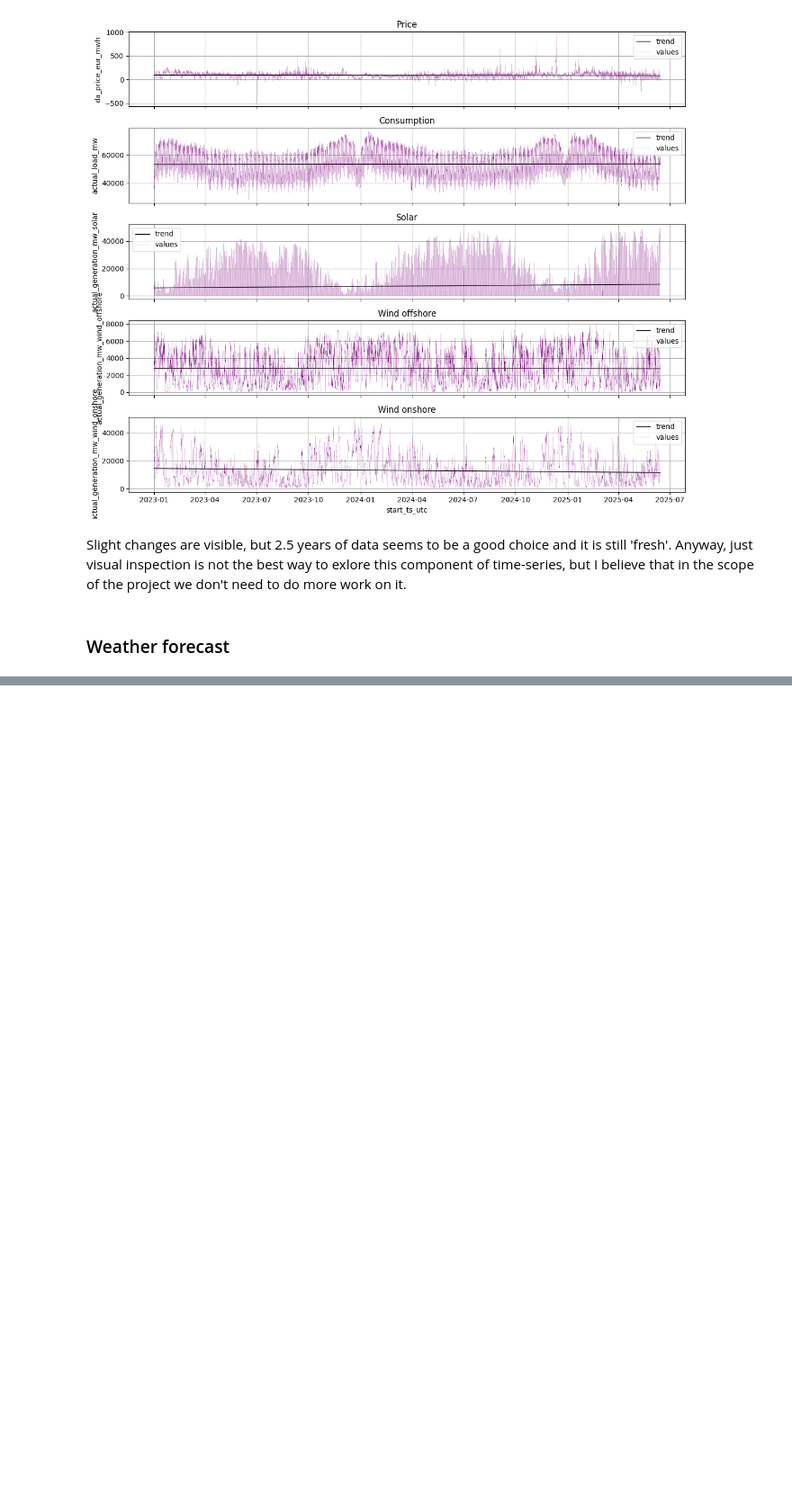
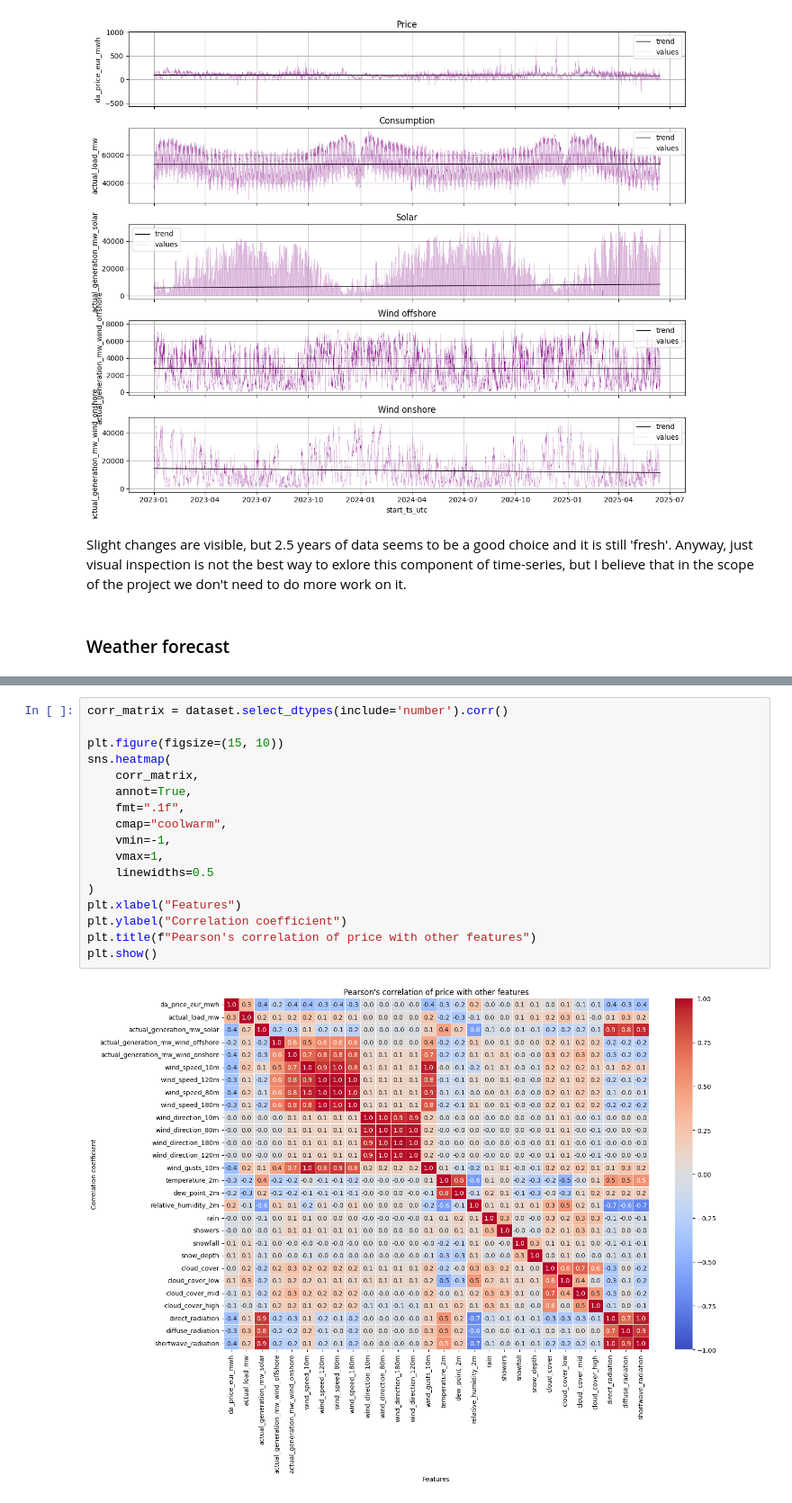
Before and after one commit to komyak9/Deep-Learning-for-Time-Series, a Jupyter notebook: notebooks/01_data_exploration.ipynb, the cells around one changed output, grey strips where cells are left out. Shown at 90% size. Saved outputs shown, nothing was run; the diff lists cells and outputs as text; blank space fills up the shorter version.

```diff
--- a/notebooks/01_data_exploration.ipynb
+++ b/notebooks/01_data_exploration.ipynb
@@ -414,0 +654,19 @@ Slight changes are visible, but 2.5 years of data seems to be a good choice and
+# %%
+corr_matrix = dataset.select_dtypes(include='number').corr()
+
+plt.figure(figsize=(15, 10))
+sns.heatmap(
+    corr_matrix,
+    annot=True,
+    fmt=".1f",
+    cmap="coolwarm",
+    vmin=-1,
+    vmax=1,
+    linewidths=0.5
+)
+plt.xlabel("Features")
+plt.ylabel("Correlation coefficient")
+plt.title(f"Pearson's correlation of price with other features")
+plt.show()
+# %% [output]
+[figure, added]
```
Also changed, not shown: parts of 29 cells of this notebook, 3 other files.
